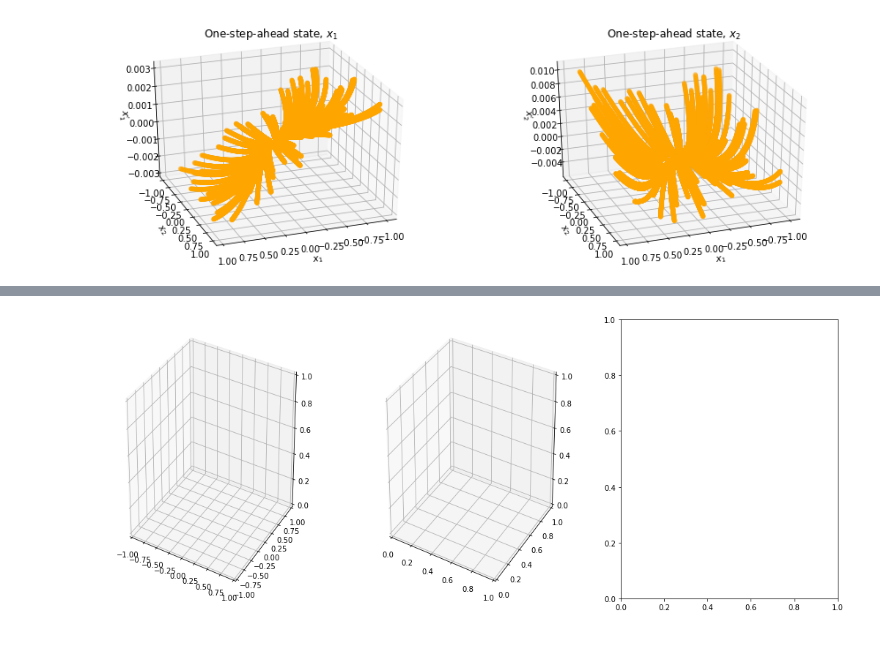
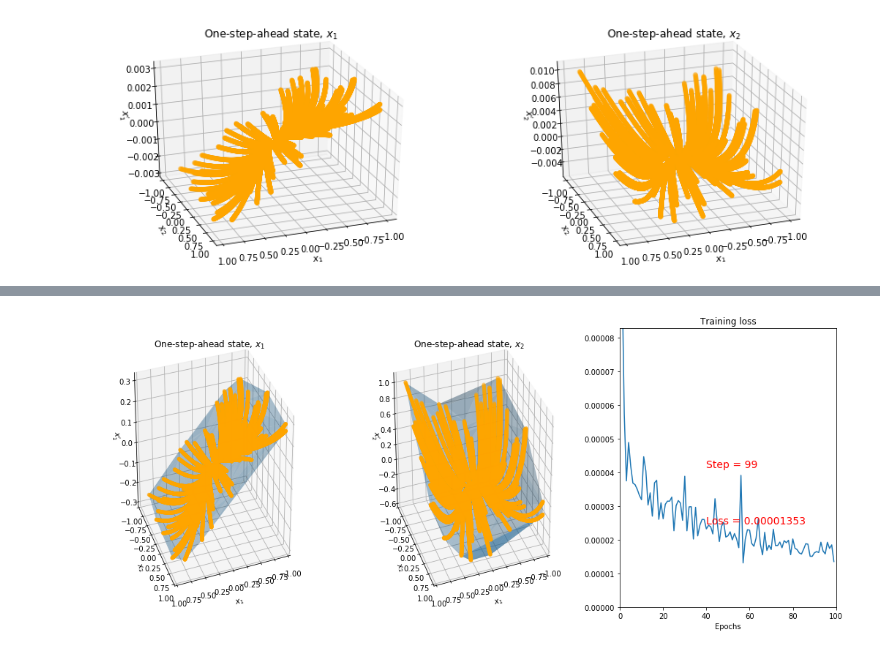
Before and after one commit to Cafolkes/koopman_learning_and_control, a Jupyter notebook: working_files/bkeedmd/analytic_koop_sys_simplified.ipynb, the cells around one changed output, grey strips where cells are left out. Drawn from its saved outputs; the diff is of its cells as text; code cells hidden in the pictures.

```diff
--- a/working_files/bkeedmd/analytic_koop_sys_simplified.ipynb
+++ b/working_files/bkeedmd/analytic_koop_sys_simplified.ipynb
@@ -80,12 +80,12 @@ from torch import optim
 
 net_params = {}
 net_params['state_dim'] = 2
-net_params['encoder_hidden_width'] = 20
+net_params['encoder_hidden_width'] = 100
 net_params['encoder_hidden_depth'] = 1
 net_params['encoder_output_dim'] = 1
 net_params['optimizer'] = 'adam'
 net_params['lr'] = 1e-2
-net_params['epochs'] = 1000
+net_params['epochs'] = 100
 net_params['batch_size'] = 128
 net_params['lin_loss_penalty'] = 0.5
 net_params['l2_reg'] = 0
@@ -101,7 +101,6 @@ standardizer_kdnn = None
 net = KoopmanNetAut(net_params, standardizer=standardizer_kdnn)
 net.construct_net()
 optimizer = optim.Adam(net.optimization_parameters, lr=net_params['lr'], weight_decay=net_params['l2_reg'])
-#optimizer = optim.SGD(net.optimization_parameters, lr=net_params['lr'])
 # %%
 import torch
 
@@ -138,7 +113,7 @@ ax = [fig.add_subplot(131, projection='3d'), fig.add_subplot(132, projection='3d
 loss_hist = []
 
 # train the network
-n_epochs = 1000
+n_epochs = net_params['epochs']
 for t in range(n_epochs):
     running_loss = 0.0
     epoch_steps = 0
@@ -166,8 +141,8 @@ for t in range(n_epochs):
         ax[ii].set_xlim(-1, 1)
         ax[ii].set_ylim(-1, 1)
         #ax[ii].set_zlim(-0.02, 0.02)
-        ax[ii].scatter(x[:,0].data.numpy(), x[:,1].data.numpy(), y[:,ii].data.numpy()/dt, color = "orange")
-        ax[ii].plot_trisurf(x[:,0].data.numpy(), x[:,1].data.numpy(), prediction[:,ii].data.numpy(), alpha=0.4, shade=True)
+        ax[ii].scatter(X[:,0].data.numpy(), X[:,1].data.numpy(), y[:,ii].data.numpy()/dt, color = "orange")
+        ax[ii].plot_trisurf(X[:,0].data.numpy(), X[:,1].data.numpy(), prediction[:,ii].data.numpy(), alpha=0.4, shade=True)
         ax[ii].set_xlabel('$x_1$')
         ax[ii].set_ylabel('$x_2$')
         ax[ii].set_zlabel('$x_' + str(ii+1) + "'$")
@@ -203 +194 @@ AttributeError: 'memoryview' object has no attribute 'numpy'
-[figure, old version]
+[figure, new version]
```
Also changed, not shown: parts of 4 cells of this notebook, 28 other files.
